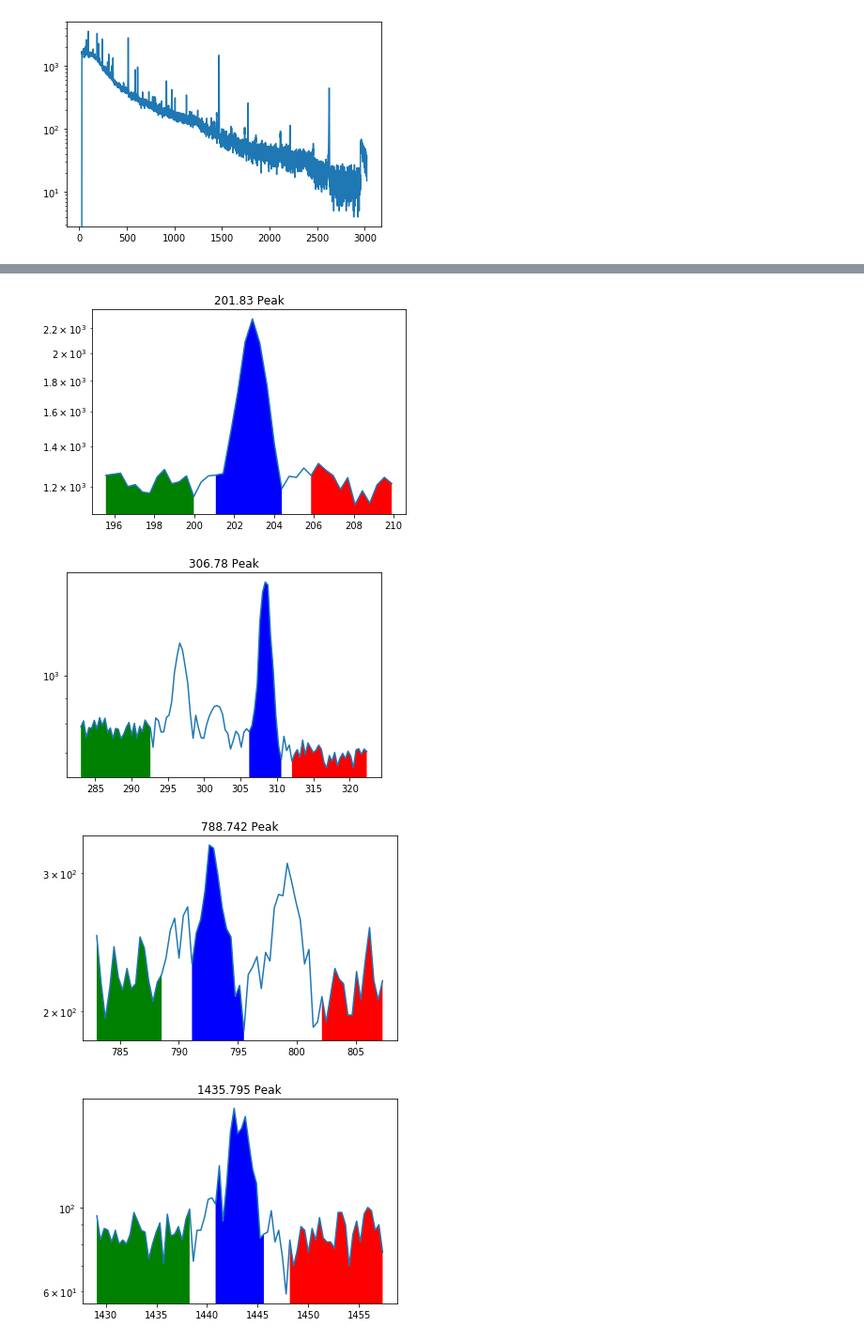
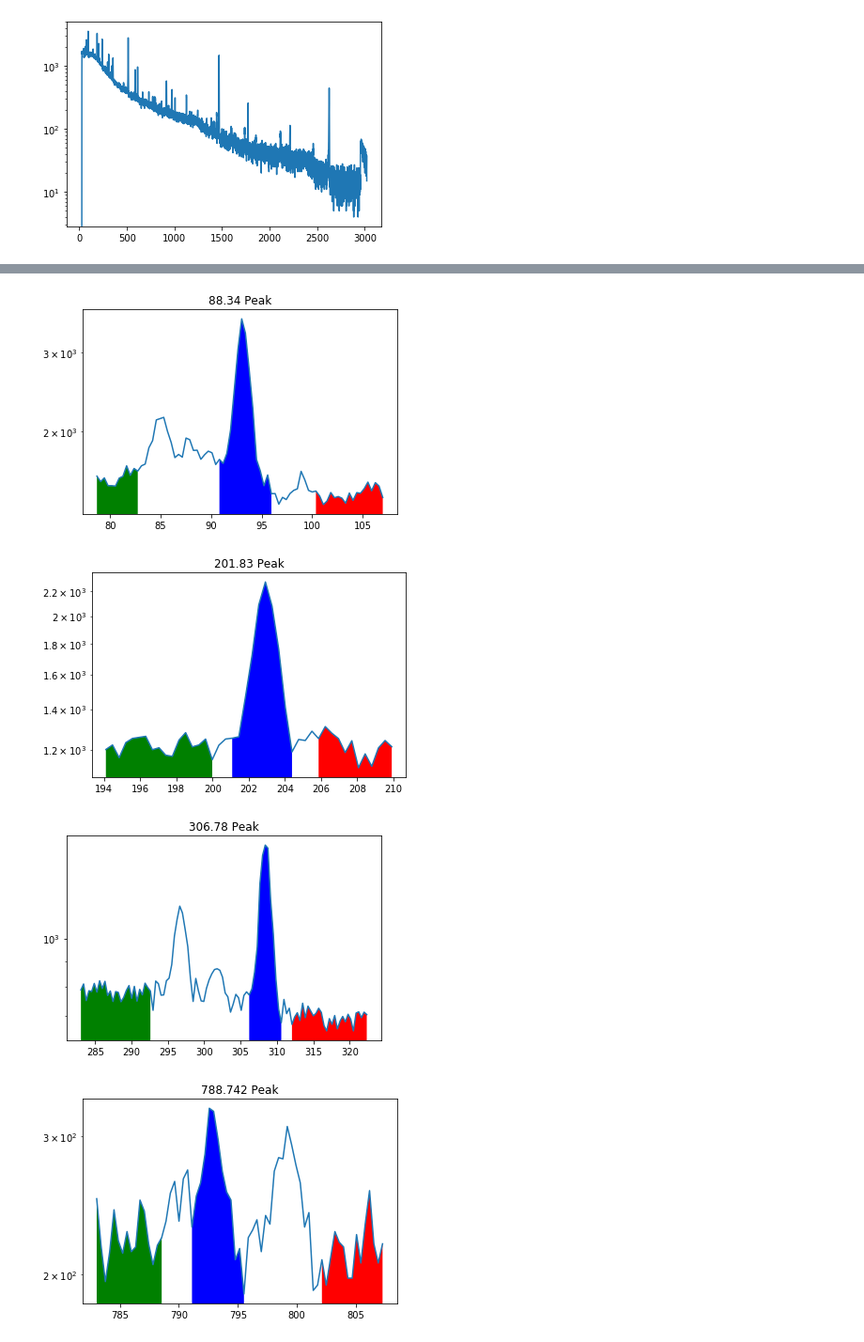
Before and after one commit to bearing/radwatch-analysis, a Jupyter notebook: NAA/Updated Eff Cal for F19 Fish.ipynb, the cells around one changed output, grey strips where cells are left out. Shown at 94% size. Cells and saved outputs as stored; diff of their text form; code cells hidden in the pictures.

```diff
--- a/NAA/Updated Eff Cal for F19 Fish.ipynb
+++ b/NAA/Updated Eff Cal for F19 Fish.ipynb
@@ -206,19 +206,19 @@ SpeFile: Reading file C:\Users\Daniel\Desktop\Radwatch\radwatch-analysis\backgro
 source_isotopes = np.array(['Lu_176_1','Lu_176_2','Lu_176_3',
                           'La_138_1','La_138_2',
                            'K-40']); #get counts under the peak subtrack the background
-source_energies = np.array([#88.34,
+source_energies = np.array([88.34,
                             201.83,306.78,
                            788.742,1435.795,
                            1460.83]);
-source_activities = np.array([#16.259,
+source_activities = np.array([16.259,
                               16.259,16.259,
                              11.646,11.646,
                               424.65]);#Bq/L, update this with correct mass, by .0098 g
-branching_ratio = np.array([#0.11,
+branching_ratio = np.array([0.11,
                             0.86,0.94,
                            0.34,0.66,
                            0.11]);
-activities_uncer = np.array([#1.6259,
+activities_uncer = np.array([1.6259,
                              1.6259,1.6259,
                             0.02329,0.02329,
                             0.8493])
@@ -261,19 +262,19 @@ for i in source_energies:
 # %%
-#roi.set_sideband(float(source_energies[0]), 7, [[-.8, -.4], [-.4, .5], [.6, 1.2]])
-roi.set_sideband(float(source_energies[0]), 5, [[-1.5, -.5], [-.4, .4], [.5, 1.5]])
-roi.set_sideband(float(source_energies[1]), 5, [[-5, -3], [-.4, .6], [.8, 3]])
-roi.set_sideband(float(source_energies[2]), 5, [[-2, -.8], [-.4, .6], [1.8, 3]])
-roi.set_sideband(float(source_energies[3]), 5, [[-2.8, -.8], [-.5, .6], [1, 3]])
-roi.set_sideband(float(source_energies[4]), 5, [[-4, -2], [-1, .8], [1, 3]])
+roi.set_sideband(float(source_energies[0]), 12,[[-1.2, -.8], [-.2, .3], [.6, 1.2]])
+roi.set_sideband(float(source_energies[1]), 5, [[-1.8, -.5], [-.4, .4], [.5, 1.5]])
+roi.set_sideband(float(source_energies[2]), 5, [[-5, -3], [-.4, .6], [.8, 3]])
+roi.set_sideband(float(source_energies[3]), 5, [[-2, -.8], [-.4, .6], [1.8, 3]])
+roi.set_sideband(float(source_energies[4]), 5, [[-2.8, -.8], [-.5, .6], [1, 3]])
+roi.set_sideband(float(source_energies[5]), 5, [[-4, -2], [-1, .8], [1, 3]])
 
-#plot_peak_region(roi, spec, source_energies, float(source_energies[0]))
 plot_peak_region(roi, spec, source_energies, float(source_energies[0]))
 plot_peak_region(roi, spec, source_energies, float(source_energies[1]))
 plot_peak_region(roi, spec, source_energies, float(source_energies[2]))
 plot_peak_region(roi, spec, source_energies, float(source_energies[3]))
 plot_peak_region(roi, spec, source_energies, float(source_energies[4]))
+plot_peak_region(roi, spec, source_energies, float(source_energies[5]))
 # %% [output]
-[figure, old version]
+[figure, new version]
-[figure, old version]
+[figure, new version]
-[figure, old version]
+[figure, new version]
-[figure, old version]
+[figure, new version]
```
Also changed, not shown: parts of 7 cells of this notebook, 13 other files.
